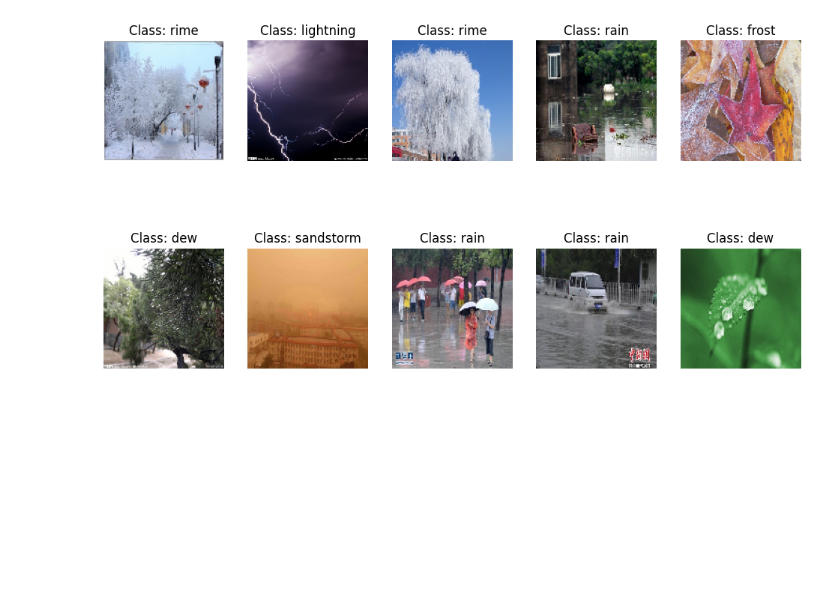
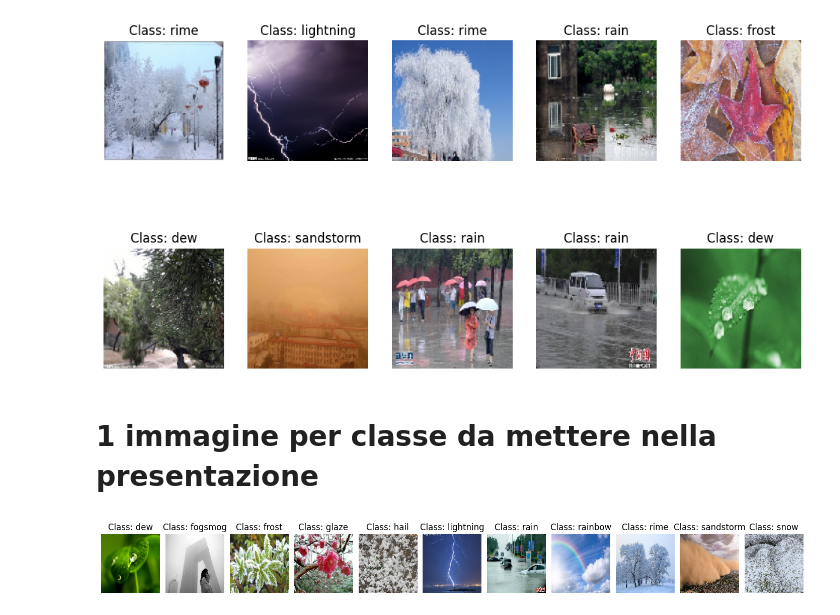
Before and after one commit to Lave1/Deep-learning-exam, a Jupyter notebook: main.ipynb, the cells around one changed output. Saved outputs shown, nothing was run; the diff lists cells and outputs as text; code cells hidden in the pictures; blank space fills up the shorter version.

```diff
--- a/main.ipynb
+++ b/main.ipynb
@@ -146,6 +277,6 @@ plt.show()
 # %%
 # Function to plot images
-def plot_images(images, labels, class_names, rows=2, cols=5):
+def plot_images(images, labels, class_name, rows=2, cols=5):
     fig, axes = plt.subplots(rows, cols, figsize=(12, 6))
     fig.subplots_adjust(hspace=0.5)
 
@@ -154,7 +285,7 @@ def plot_images(images, labels, class_names, rows=2, cols=5):
         ax.imshow(images[i])
 
         # Display the class label
-        class_label = class_names[labels[i]]
+        class_label = class_name[labels[i]]
         ax.set_title(f'Class: {class_label}')
         ax.xaxis.set_major_locator(MaxNLocator(integer=True))
 
@@ -168,12 +299,39 @@ first_10_labels = y_train[:10]
 first_10_images = [preprocess_image(file_path, label)[0] for file_path, label in zip(first_10_paths, first_10_labels)]
 
 # Define class names based on your dataset
-class_names = sorted(os.listdir(dataset_path))
+class_name = sorted(os.listdir(dataset_path))
 
 # Plot the first 10 images
-plot_images(first_10_images, first_10_labels, class_names)
+plot_images(first_10_images, first_10_labels, class_name)
 
 # Show the plot
 plt.show()
 # %% [output]
 [figure]
+# %% [markdown]
+# 1 immagine per classe da mettere nella presentazione
+# %%
+# Function to plot one image per class
+def plot_one_image_per_class(images, labels, class_names, figsize=(18, 10)):
+    fig, axes = plt.subplots(1, len(class_names), figsize=figsize)
+    fig.subplots_adjust(wspace=0.1)
+
+    for i, ax in enumerate(axes):
+        # Display the image
+        ax.imshow(images[i])
+
+        # Display the class label
+        class_label = class_names[labels[i]]
+        ax.set_title(f'Class: {class_label}')
+        ax.xaxis.set_major_locator(MaxNLocator(integer=True))
+
+        # Hide axes
+        ax.axis('off')
+
+# Plot one image per class with larger dimensions
+plot_one_image_per_class(one_image_per_class_images, one_image_per_class_labels, class_name, figsize=(18, 10))
+
+# Show the plot
+plt.show()
+# %% [output]
+[figure, added]
```
Also changed, not shown: parts of 12 cells of this notebook.
